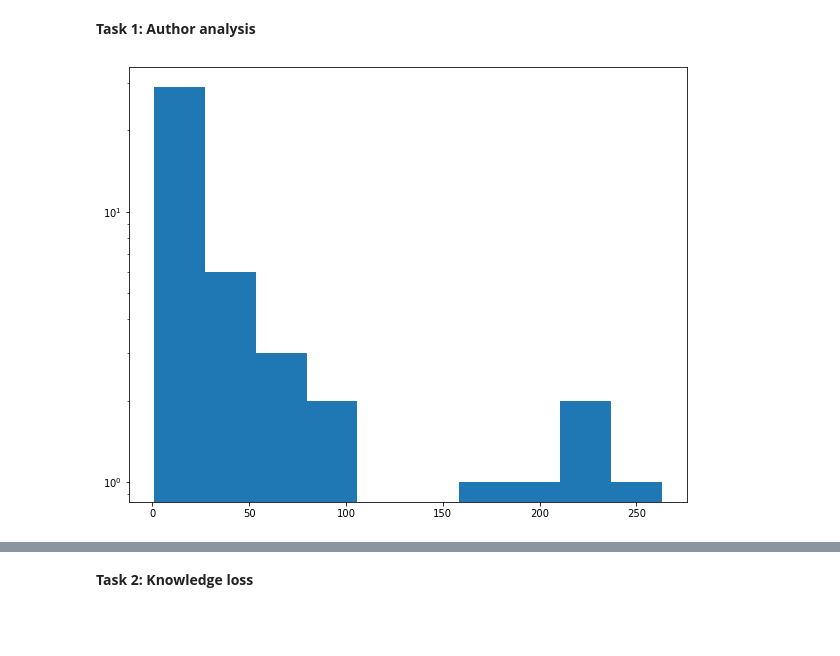
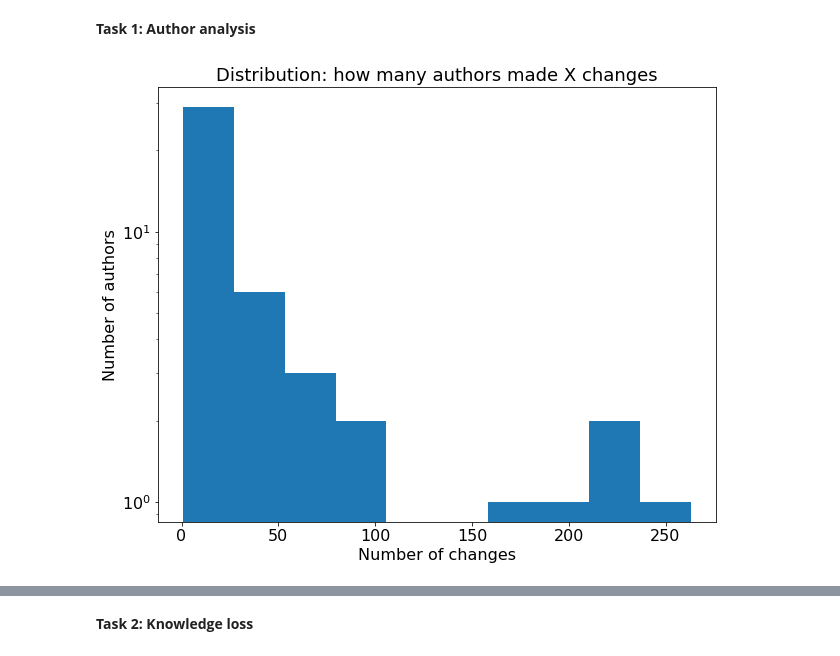
Before and after one commit to Shymsky/SOSY_SE, a Jupyter notebook: SOSY-SE2-EX1.ipynb, the cells around one changed output, grey strips where cells are left out. Cells and saved outputs as stored; diff of their text form; code cells hidden in the pictures; blank space fills up the shorter version.

```diff
--- a/SOSY-SE2-EX1.ipynb
+++ b/SOSY-SE2-EX1.ipynb
@@ -50,9 +50,13 @@ authors_nmodif_dictionary = {k: v for k, v in sorted(authors_nmodif_dictionary.i
 # %%
 # visualization: number of authors (y) who modified n files (x)
 
 plt.figure(figsize=(10,8))
+plt.title("Distribution: how many authors made X changes", fontsize=18)
 plt.hist(list(authors_nmodif_dictionary.values()), bins=10)
 plt.yscale('log')
+plt.xlabel("Number of changes", fontsize=16)
+plt.ylabel("Number of authors", fontsize=16)
+plt.tick_params(axis='both', labelsize=16)
 plt.show()
 # %% [output]
-[figure, old version]
+[figure, new version]
```
Also changed, not shown: parts of 10 cells of this notebook, 2 other files.
